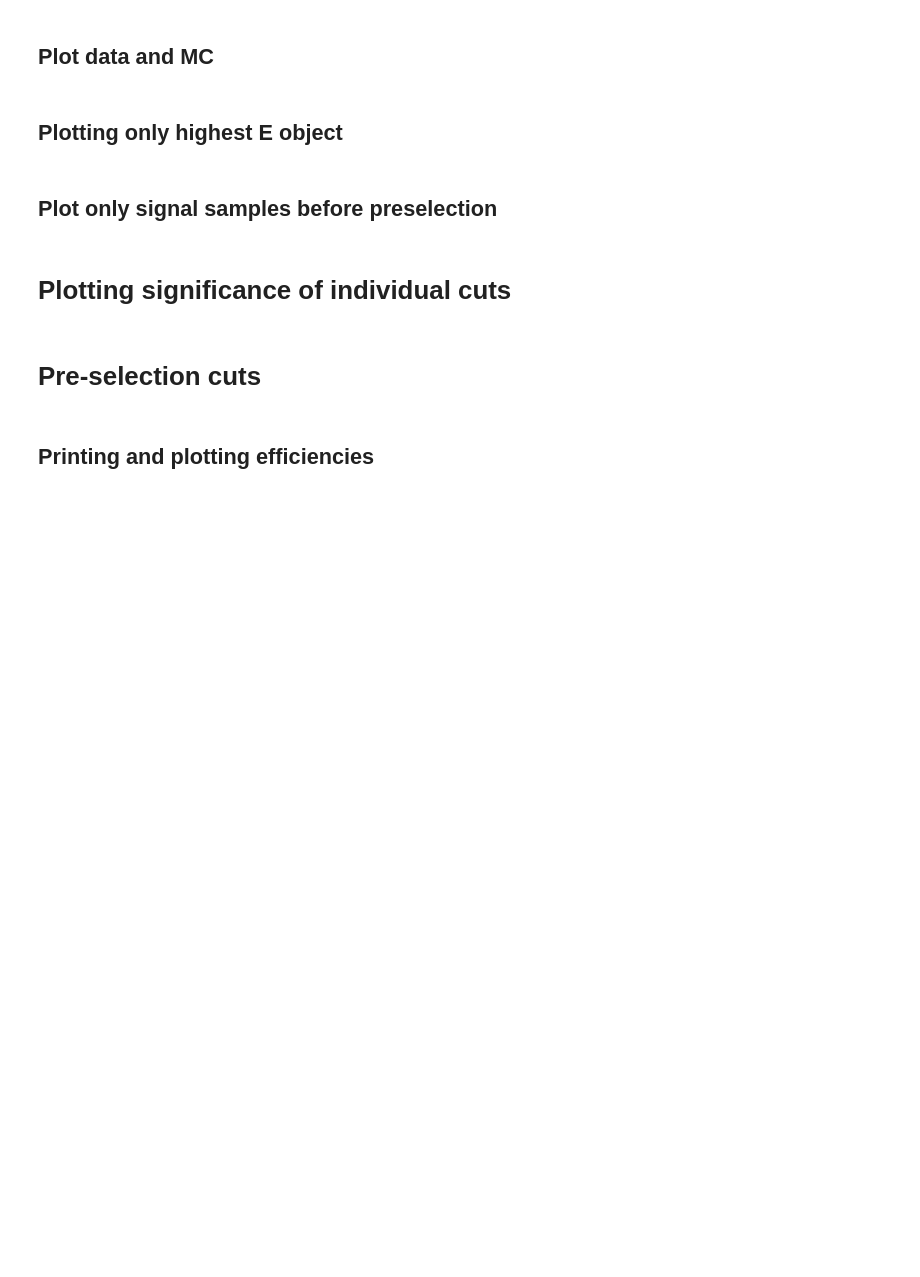
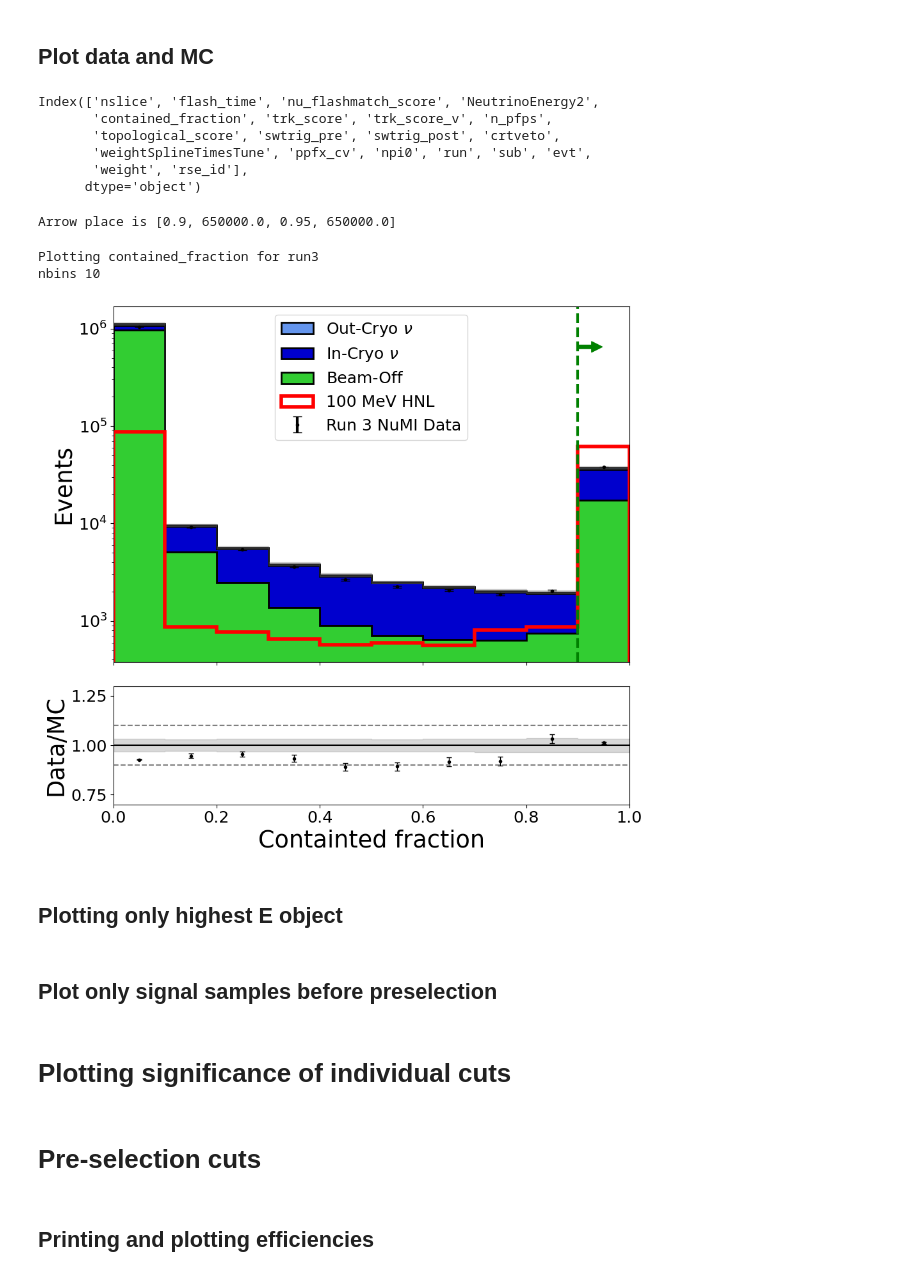
Before and after one commit to dmarsden01/uboone_HNL_analysis, a Jupyter notebook: 2_Preselection_script.ipynb, the cells around one changed output. Cells and saved outputs as stored; diff of their text form; code cells hidden in the pictures; blank space fills up the shorter version.

```diff
--- a/2_Preselection_script.ipynb
+++ b/2_Preselection_script.ipynb
@@ -26,16 +26,16 @@ Success
 # %% [markdown]
 # Reading in .pkl files
 # %%
-Params = {"Run":"run1", #The run number, so far either "run1" or "run3"
+Params = {"Run":"run3", #The run number, so far either "run1" or "run3"
           "Load_single_file":False, #This will override everything else, put the desired file in the "single_file" line
           "single_file":"overlay",
-          "Load_standard_bkgs":False,
+          "Load_standard_bkgs":True,
           "Load_DetVars":False, #overlay DetVar samples
           "Only_keep_common_DetVar_evs":True, #Removes events not in all DetVar samples
           "Load_Signal_DetVars":False, #ee DetVar samples
-          "Load_data":False,
-          "FLATTEN":True, #Have one row per reconstructed object in the analysis dataframe
-          "only_presel":False, #Create small files containing only variables necessary for pre-selection, for making pre-selection plots
+          "Load_data":True,
+          "FLATTEN":False, #Have one row per reconstructed object in the analysis dataframe
+          "only_presel":True, #Create small files containing only variables necessary for pre-selection, for making pre-selection plots
           "Load_truth_vars":False,
           "Load_lepton_signal":True,
           "Load_lepton_dirac":False,
@@ -196,10 +206,17 @@ print(Constants.Preselection_dict_for_plot)
 ## Plot data and MC
 # %%
 samples_plotting["overlay"].keys()
+# %% [output]
+Index(['nslice', 'flash_time', 'nu_flashmatch_score', 'NeutrinoEnergy2',
+       'contained_fraction', 'trk_score', 'trk_score_v', 'n_pfps',
+       'topological_score', 'swtrig_pre', 'swtrig_post', 'crtveto',
+       'weightSplineTimesTune', 'ppfx_cv', 'npi0', 'run', 'sub', 'evt',
+       'weight', 'rse_id'],
+      dtype='object')
 # %%
 #Calculate sys
-Calculate_sys = False
-variable = 'flash_time'
+Calculate_sys = True
+variable = 'contained_fraction'
 
 reload(PT)
 reload(Functions)
@@ -210,10 +227,12 @@ reload(Variables_bins)
 if Params["Run"] == "run1":
     flat_sys_vars_dict = Sys_unc.run1_Sys_unc
     PLOTSCALE = 240000000
+    arrow_place = Variables_bins.arrow_places[variable]
 if Params["Run"] == "run3":
     flat_sys_vars_dict = Sys_unc.run3_Sys_unc
-    PLOTSCALE = 240000000
-else: PLOTSCALE = 10
+    PLOTSCALE = 200000000
+    arrow_place = Variables_bins.arrow_places_r3[variable]
+
 
 if isinstance(Constants.variable_names_dict[variable],str):x_string = Constants.variable_names_dict[variable]
 else: x_string=variable
@@ -231,9 +250,9 @@ BINS = Variables_bins.Presel_bins[variable]
 XLIMS = [BINS[0],BINS[-1]]
 
 Log_var = Variables_bins.Log_vars[variable]
-cut_line = 0.0
+cut_line = Variables_bins.cut_lines[variable]
 # arrow_place = Variables_bins.arrow_places[variable]
-arrow_place = []
+# arrow_place = []
 print("Arrow place is " + str(arrow_place))
 
 Name = ""
@@ -242,24 +261,35 @@ if Calculate_sys==True: Sys_name = "with_sys"
 if Calculate_sys==False: Sys_name = "no_sys"
 if arrow_place != []: end_name = "_arrow"
 else: end_name = ""
+
+if Params["Run"]=="run1": Run = "Run 1"
+if Params["Run"]=="run3": Run = "Run 3"
+# %% [output]
+Arrow place is [0.9, 650000.0, 0.95, 650000.0]
 # %%
-savefig=False
+savefig=True
 
 print(f"Plotting {variable} for " + Params["Run"])
 
-bins_test = [0,25.0]
+# bins_test = [0,25.0]
 bins_test = BINS
 print("nbins " + str(len(bins_test)-1))
 
 PT.Plot_preselection_variable_data(variable, samples_plotting, sample_norms, xlabel=x_string, xlims=XLIMS, bins=bins_test, HNL_mass=100,
-                                   HNLplotscale=PLOTSCALE,cutline=cut_line,legloc="upper right", show_ev_nums=False, CalcSys=Calculate_sys,logy=Log_var,
-                                   xticks = xticks, sys_dict=flat_sys_vars_dict, centre_bins=False, hatch=False, ylabel=ylabel,
-                                   arrow_place=arrow_place, legsize=16, dropdupes=dropdupes, err_print=False, chi_squared=False,
-                                   dirt_frac_error=0.9)
+                                   HNLplotscale=PLOTSCALE, cutline=cut_line, legloc="best", show_ev_nums=False, CalcSys=Calculate_sys, logy=Log_var,
+                                   xticks=xticks, sys_dict=flat_sys_vars_dict, centre_bins=False, hatch=False, ylabel=ylabel,
+                                   arrow_place=arrow_place, ylimit=None, legsize=18, dropdupes=dropdupes, err_print=False, Run=Run, chi_squared=False,
+                                   dirt_frac_error=0.75)
+
+# plt.ylim([1, 3e4])
 
 if savefig == True:
-    plt.savefig(f"plots/Data_MC_comparison/{Name}Presel_{variable}_" + Params["Run"] + f"_{HNL_mass}MeV_{Sys_name}{end_name}.png")
-    plt.savefig(f"plots/Data_MC_comparison/{Name}Presel_{variable}_" + Params["Run"] + f"_{HNL_mass}MeV_{Sys_name}{end_name}.pdf")
+    plt.savefig(f"plots/Data_MC_comparison/{Name}Presel_{variable}_" + Params["Run"] + f"_{HNL_mass}_{Sys_name}{end_name}.png")
+    plt.savefig(f"plots/Data_MC_comparison/{Name}Presel_{variable}_" + Params["Run"] + f"_{HNL_mass}_{Sys_name}{end_name}.pdf")
+# %% [output]
+Plotting contained_fraction for run3
+nbins 10
+[figure, added]
 # %% [markdown]
 ## Plotting only highest E object
 # %%
```
Also changed, not shown: parts of 12 cells of this notebook, 5 other files.
